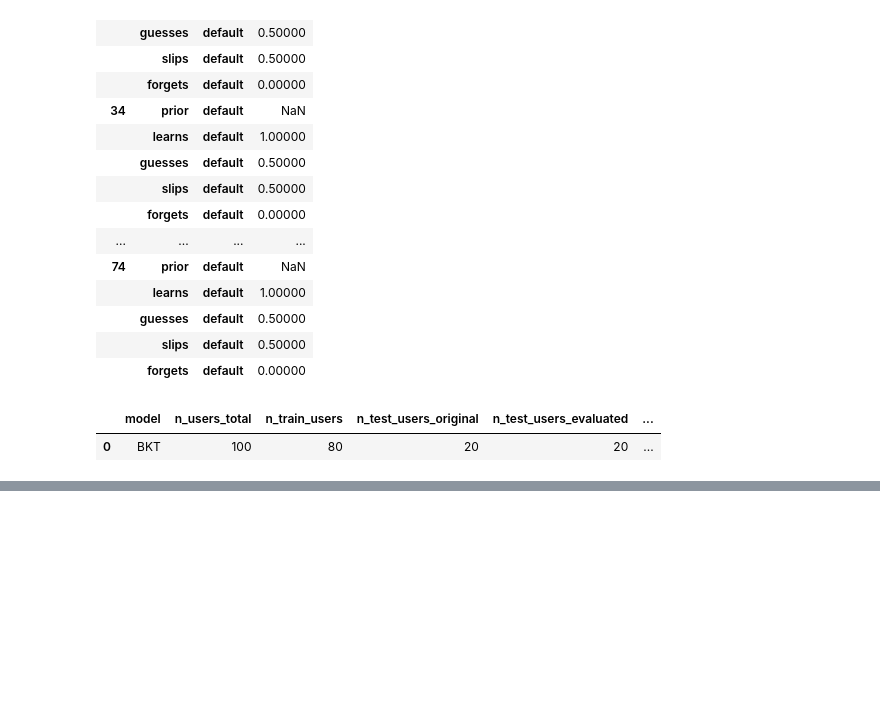
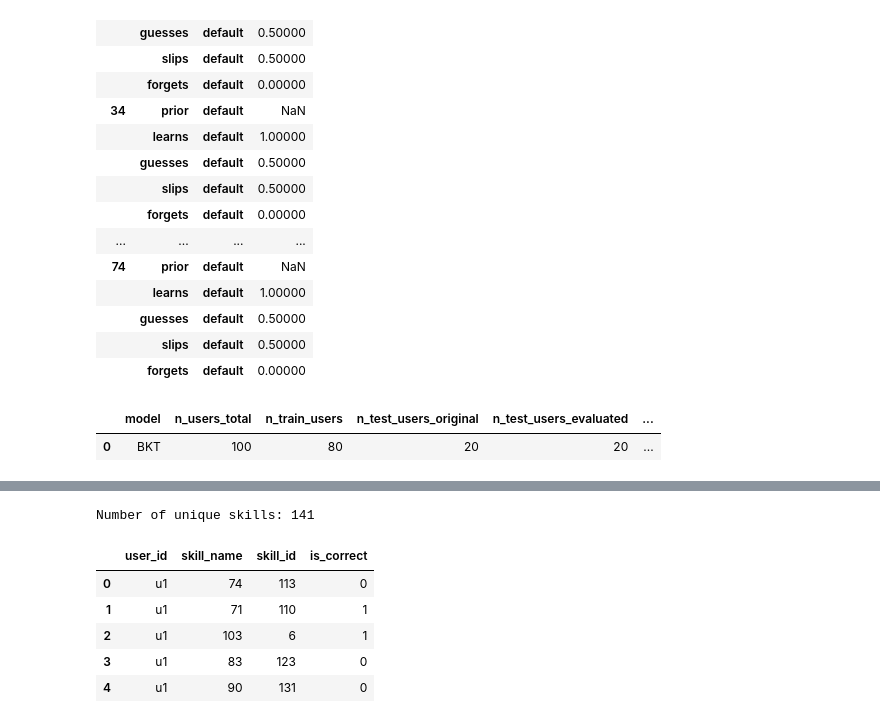
Before and after one commit to tolulopesoetan/msc_kt_ednet, a Jupyter notebook: notebooks/01_phase1.ipynb, the cells around one changed output, grey strips where cells are left out. Saved outputs shown, nothing was run; the diff lists cells and outputs as text; code cells hidden in the pictures; blank space fills up the shorter version.

```diff
--- a/notebooks/01_phase1.ipynb
+++ b/notebooks/01_phase1.ipynb
@@ -685,0 +771,23 @@ display(phase1_bkt_summary)
+# %%
+# Encode skill_name values as integer IDs
+
+skill_encoder = LabelEncoder()
+sequence_df["skill_id"] = skill_encoder.fit_transform(sequence_df["skill_name"])
+
+num_skills = len(skill_encoder.classes_)
+
+print(f"Number of unique skills: {num_skills:,}")
+
+display(
+    sequence_df[
+        ["user_id", "skill_name", "skill_id", "is_correct"]
+    ].head()
+)
+# %% [output]
+Number of unique skills: 141
+|  | user_id | skill_name | skill_id | is_correct |
+| 0 | u1 | 74 | 113 | 0 |
+| 1 | u1 | 71 | 110 | 1 |
+| 2 | u1 | 103 | 6 | 1 |
+| 3 | u1 | 83 | 123 | 0 |
+| 4 | u1 | 90 | 131 | 0 |
```
Also changed, not shown: parts of 23 cells of this notebook, 2 other files.
